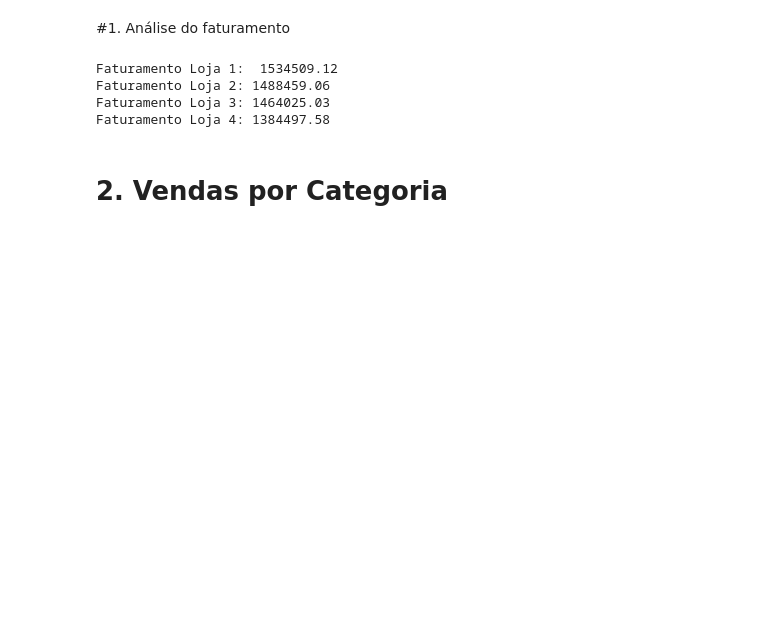
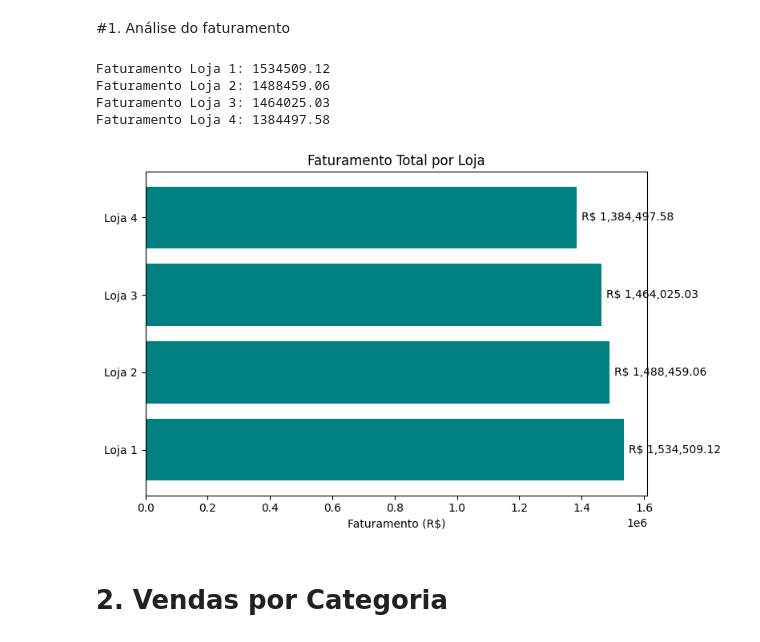
Before and after one commit to tiagoexec/challenge-data-science, a Jupyter notebook: AluraStoreBr.ipynb, the cells around one changed output. Saved outputs shown, nothing was run; the diff lists cells and outputs as text; code cells hidden in the pictures; blank space fills up the shorter version.

```diff
--- a/AluraStoreBr.ipynb
+++ b/AluraStoreBr.ipynb
@@ -33,5 +33,31 @@ Faturamento Loja 1:  1534509.12
 Faturamento Loja 2: 1488459.06
 Faturamento Loja 3: 1464025.03
 Faturamento Loja 4: 1384497.58
+# %%
+import matplotlib.pyplot as plt
+
+# Faturamento das lojas
+faturamento = [
+    loja1["Preço"].sum(),
+    loja2["Preço"].sum(),
+    loja3["Preço"].sum(),
+    loja4["Preço"].sum()
+]
+
+lojas = ['Loja 1', 'Loja 2', 'Loja 3', 'Loja 4']
+
+plt.figure(figsize=(8,5))
+plt.barh(lojas, faturamento, color='teal')
+plt.title('Faturamento Total por Loja')
+plt.xlabel('Faturamento (R$)')
+
+# Mostrar os valores no final de cada barra
+for i, v in enumerate(faturamento):
+    plt.text(v + v*0.01, i, f"R$ {v:,.2f}", va='center')
+
+plt.tight_layout()
+plt.show()
+# %% [output]
+[figure, added]
 # %% [markdown]
 # 2. Vendas por Categoria
```
Also changed, not shown: parts of 10 cells of this notebook.
